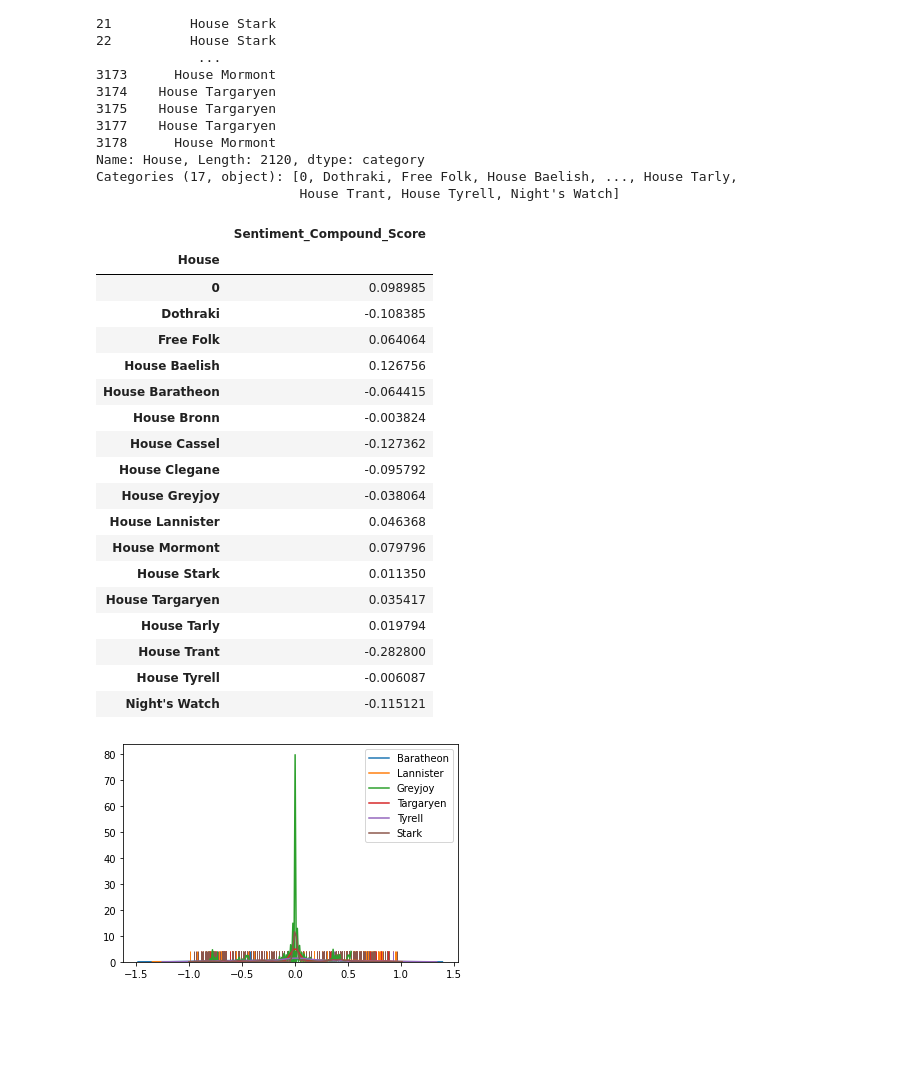
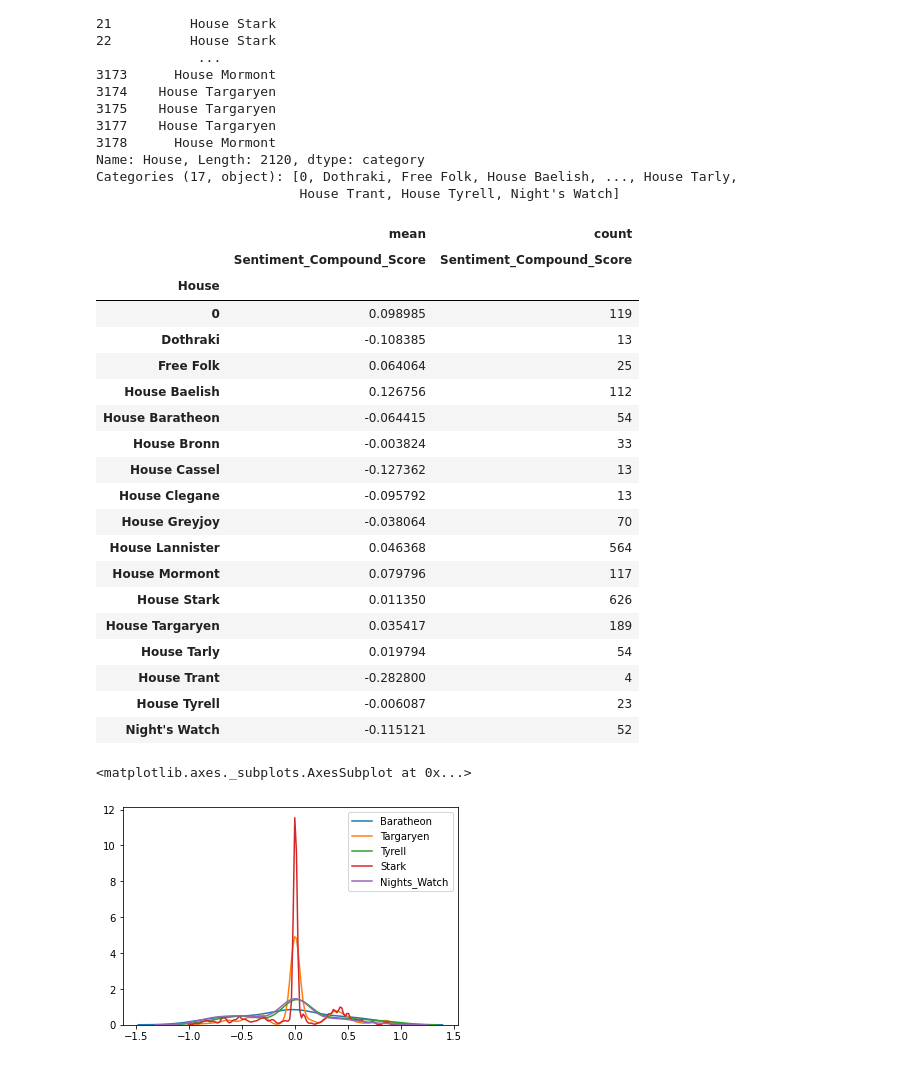
Before and after one commit to trong-shen/Game-of-Throne-Project, a Jupyter notebook: GOT_Project.ipynb, the cells around one changed output. Cells and saved outputs as stored; diff of their text form; code cells hidden in the pictures; blank space fills up the shorter version.

```diff
--- a/GOT_Project.ipynb
+++ b/GOT_Project.ipynb
@@ -433,55 +433,57 @@ Categories (17, object): [0, Dothraki, Free Folk, House Baelish, ..., House Tarl
                           House Trant, House Tyrell, Night's Watch]
 # %%
 #A Pivot Table to Show mean Compiund_Score by House
-table=pd.pivot_table(GOT1,values='Sentiment_Compound_Score',index=['House'],aggfunc='mean')
+table=pd.pivot_table(GOT1,values='Sentiment_Compound_Score',index=['House'],aggfunc=['mean','count'])
 table
 # %% [output]
-|  | Sentiment_Compound_Score |
-| House |  |
-| 0 | 0.098985 |
-| Dothraki | -0.108385 |
-| Free Folk | 0.064064 |
-| House Baelish | 0.126756 |
-| House Baratheon | -0.064415 |
-| House Bronn | -0.003824 |
-| House Cassel | -0.127362 |
-| House Clegane | -0.095792 |
-| House Greyjoy | -0.038064 |
-| House Lannister | 0.046368 |
-| House Mormont | 0.079796 |
-| House Stark | 0.011350 |
-| House Targaryen | 0.035417 |
-| House Tarly | 0.019794 |
-| House Trant | -0.282800 |
-| House Tyrell | -0.006087 |
-| Night's Watch | -0.115121 |
+|  | mean | count |
+|  | Sentiment_Compound_Score | Sentiment_Compound_Score |
+| House |  |  |
+| 0 | 0.098985 | 119 |
+| Dothraki | -0.108385 | 13 |
+| Free Folk | 0.064064 | 25 |
+| House Baelish | 0.126756 | 112 |
+| House Baratheon | -0.064415 | 54 |
+| House Bronn | -0.003824 | 33 |
+| House Cassel | -0.127362 | 13 |
+| House Clegane | -0.095792 | 13 |
+| House Greyjoy | -0.038064 | 70 |
+| House Lannister | 0.046368 | 564 |
+| House Mormont | 0.079796 | 117 |
+| House Stark | 0.011350 | 626 |
+| House Targaryen | 0.035417 | 189 |
+| House Tarly | 0.019794 | 54 |
+| House Trant | -0.282800 | 4 |
+| House Tyrell | -0.006087 | 23 |
+| Night's Watch | -0.115121 | 52 |
 # %%
 import seaborn as sns
 import matplotlib.pyplot as plt
 from scipy import stats
 
 #Plotting distributions
 House_Baelish=GOT1[GOT1.House=='House Baelish']
 House_Baratheon=GOT1[GOT1.House=='House Baratheon']
 House_Clegane=GOT1[GOT1.House=='House Clegane']
 House_Lannister=GOT1[GOT1.House=='House Lannister']
 House_Greyjoy=GOT1[GOT1.House=='House Greyjoy']
 House_Targaryen=GOT1[GOT1.House=='House Targaryen']
 House_Tyrell=GOT1[GOT1.House=='House Tyrell']
 House_Stark=GOT1[GOT1.House=='House Stark']
+Nights_Watch=GOT1[GOT1.House=="Night's Watch"]
 
-#sns.distplot(House_Baelish[['Sentiment_Compound_Score']], hist=False, rug=True,label='Baelish')
-sns.distplot(House_Baratheon[['Sentiment_Compound_Score']], hist=False, rug=True,label='Baratheon')
+#sns.distplot(House_Baelish[['Sentiment_Compound_Score']], hist=False, kde=True,label='Baelish')
+sns.distplot(House_Baratheon[['Sentiment_Compound_Score']], hist=False, kde=True,label='Baratheon')
 
-#sns.distplot(House_Clegane[['Sentiment_Compound_Score']], hist=False, rug=True,label='Clegane')
+#sns.distplot(House_Clegane[['Sentiment_Compound_Score']], hist=False, kde=True,label='Clegane')
 
-sns.distplot(House_Lannister[['Sentiment_Compound_Score']], hist=False, rug=True, label='Lannister')
+#sns.distplot(House_Lannister[['Sentiment_Compound_Score']], hist=False, kde=True, label='Lannister')
 
-sns.distplot(House_Greyjoy[['Sentiment_Compound_Score']], hist=False, rug=True,label='Greyjoy')
-sns.distplot(House_Targaryen[['Sentiment_Compound_Score']], hist=False, rug=True,label='Targaryen')
-sns.distplot(House_Tyrell[['Sentiment_Compound_Score']], hist=False, rug=True,label='Tyrell')
-sns.distplot(House_Stark[['Sentiment_Compound_Score']], hist=False, rug=True,label='Stark')
-
-plt.show()
+#sns.distplot(House_Greyjoy[['Sentiment_Compound_Score']], hist=False,kde=True,label='Greyjoy')
+sns.distplot(House_Targaryen[['Sentiment_Compound_Score']], hist=False,kde=True,label='Targaryen')
+sns.distplot(House_Tyrell[['Sentiment_Compound_Score']], hist=False, kde=True,label='Tyrell')
+sns.distplot(House_Stark[['Sentiment_Compound_Score']], hist=False, kde=True,label='Stark')
+sns.distplot(Nights_Watch[['Sentiment_Compound_Score']], hist=False,kde=True,label='Nights_Watch')
 # %% [output]
+<matplotlib.axes._subplots.AxesSubplot at 0x...>
-[figure, old version]
+[figure, new version]
```
